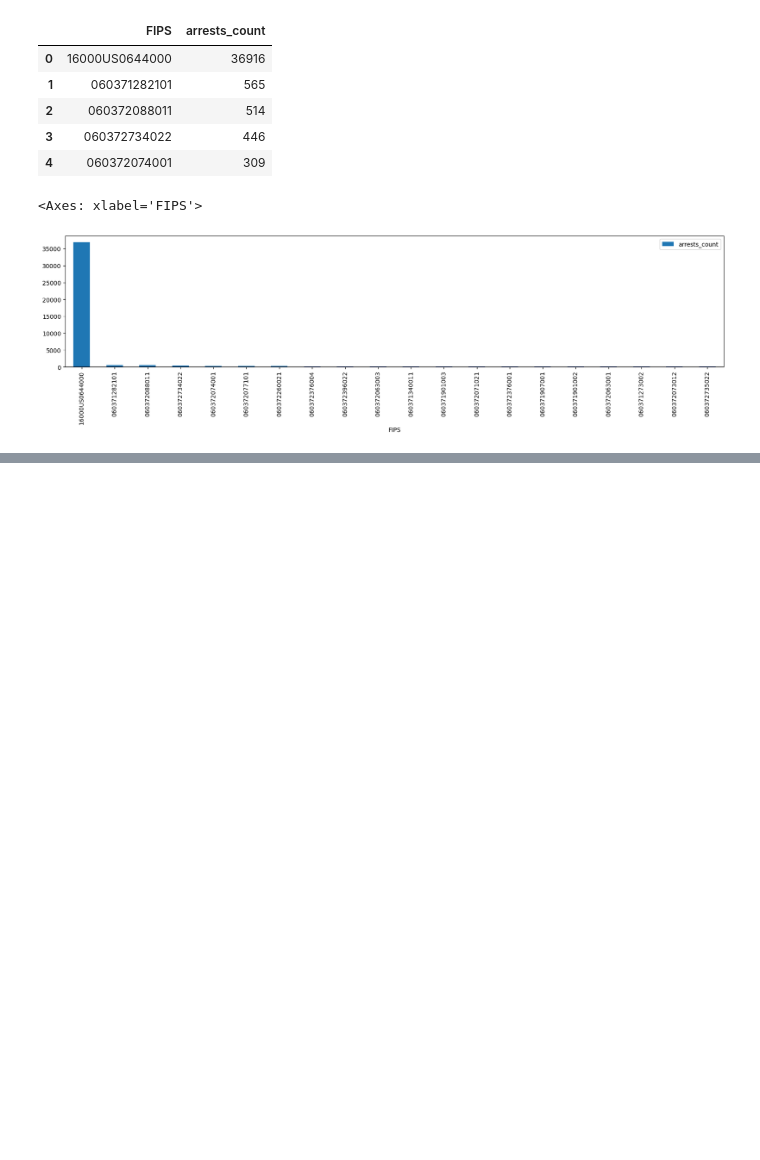
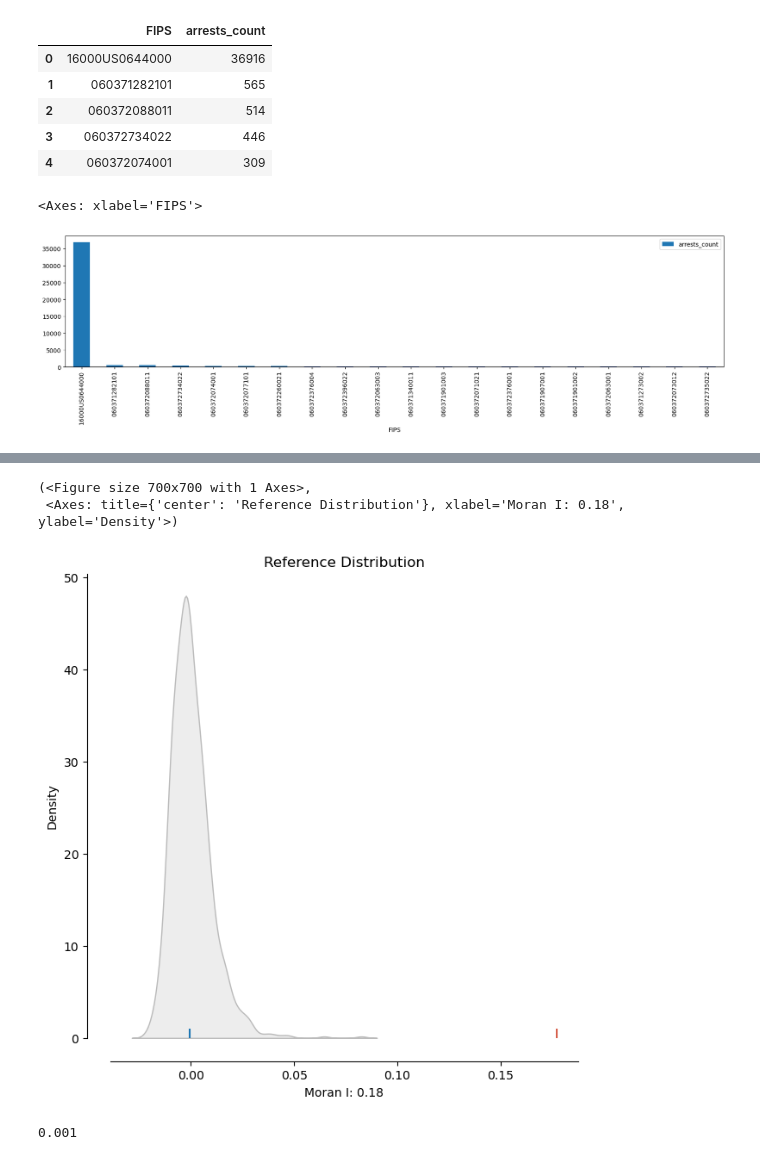
Before and after one commit to babakbadakhshan/Los-Angeles-arrest, a Jupyter notebook: SpatialAutocorrelation.ipynb, the cells around one changed output, grey strips where cells are left out. Saved outputs shown, nothing was run; the diff lists cells and outputs as text; code cells hidden in the pictures; blank space fills up the shorter version.

```diff
--- a/SpatialAutocorrelation.ipynb
+++ b/SpatialAutocorrelation.ipynb
@@ -229,0 +250,10 @@ Text(0.5, 1.0, '2020 July to January 2021 arrests per 1000 people')
+# %%
+plot_moran_simulation(moran,aspect_equal=False)
+# %% [output]
+(<Figure size 700x700 with 1 Axes>,
+ <Axes: title={'center': 'Reference Distribution'}, xlabel='Moran I: 0.18', ylabel='Density'>)
+[figure, added]
+# %%
+moran.p_sim
+# %% [output]
+0.001
```
Also changed, not shown: parts of 12 cells of this notebook.
